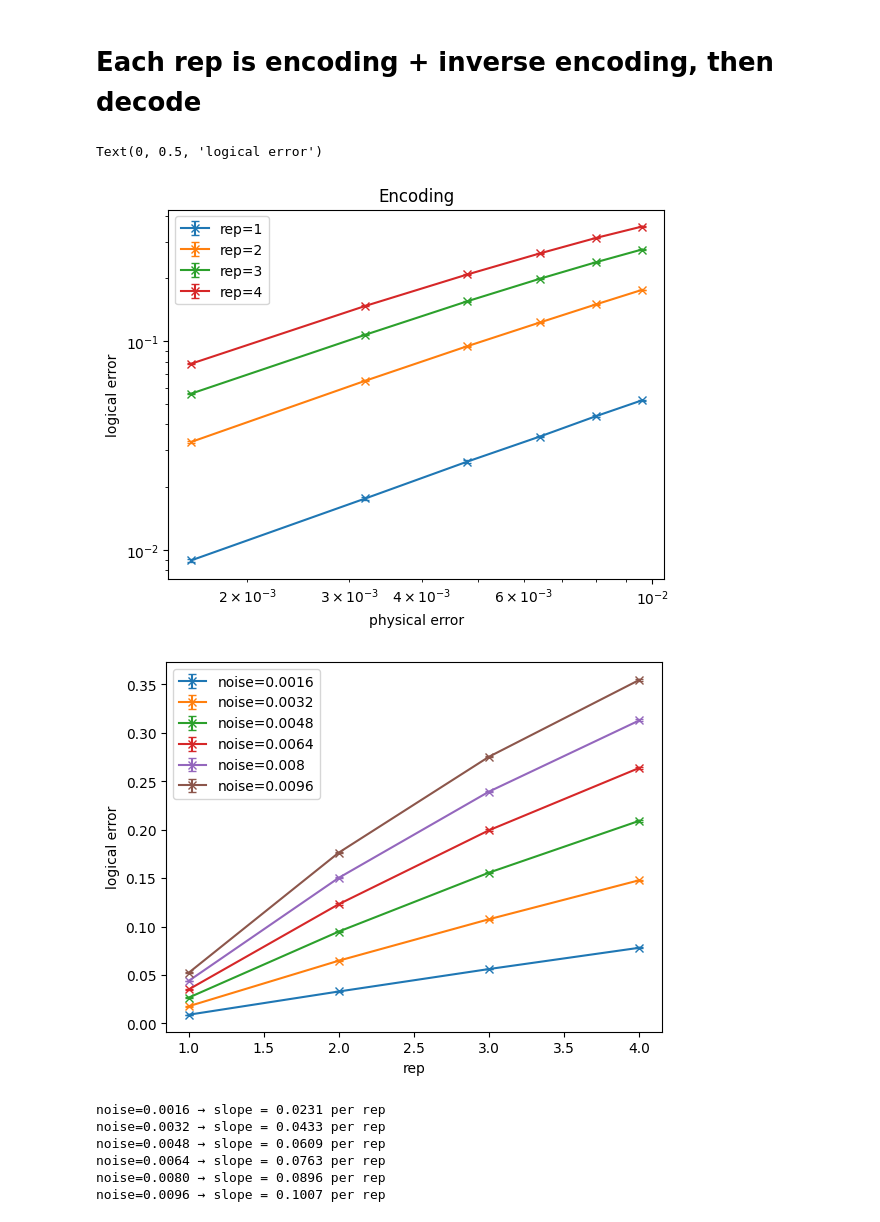
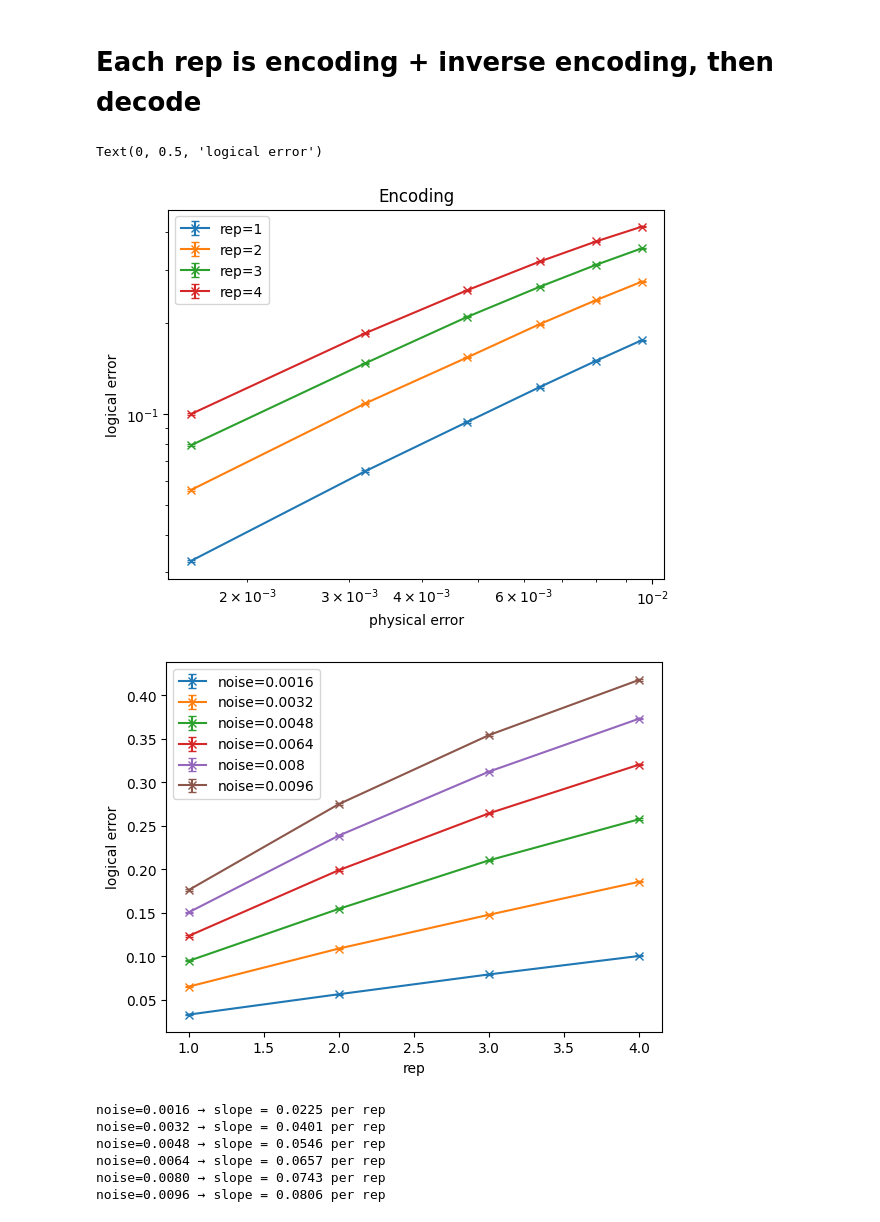
Before and after one commit to Sal7ySalt/Smallest-MSD-Protocol, a Jupyter notebook: Steane/logical_error_rate_encoding.ipynb, the cells around one changed output. Cells and saved outputs as stored; diff of their text form; code cells hidden in the pictures.

```diff
--- a/Steane/logical_error_rate_encoding.ipynb
+++ b/Steane/logical_error_rate_encoding.ipynb
@@ -351,41 +351,41 @@ for rep in range(1, 5):
         c = ClassicalRegister(7, "c")
         qc.add_register(c)
 
-        for i in range(1, rep):
+        for i in range(rep):
             encoding(qc, 0)
             inverse_encoding(qc, 0)
         qc.measure([0, 1, 2, 3, 4, 5, 6], c)
         #################################################################################
         backend = AerSimulator(noise_model=noise_model)
         transpiled = transpile(qc, backend, optimization_level=0)
         job = backend.run(transpiled, shots=1_000_000, memory=True)
         result = job.result()
         memory = result.get_memory()
         #################################################################################
         err_rate, u = decoder(memory)
         logical_error_rates.append(err_rate)
         unc.append(u)
 
     plt.errorbar(
         two_qubit_noise,
         logical_error_rates,
         yerr=unc,
         fmt='-x',
         label=f'rep={rep}',
         capsize=3  # little horizontal caps on the error bars
     )
     all_error.append(logical_error_rates)
     all_unc.append(unc)
 
 plt.title('Encoding')
 plt.xscale('log')
 plt.yscale('log')
 plt.legend()
 plt.xlabel('physical error')
 plt.ylabel('logical error')
 # %% [output]
 Text(0, 0.5, 'logical error')
-[figure, old version]
+[figure, new version]
 # %%
 # all_error.shape == (num_reps, num_noises)
 # uncertainties.shape == (num_reps, num_noises)
@@ -410,7 +410,7 @@ plt.xlabel('rep')
 plt.ylabel('logical error')
 plt.show()
 # %% [output]
-[figure, old version]
+[figure, new version]
 # %%
 x = np.array(list(range(1, 5)))
 slopes = []
@@ -421,9 +421,9 @@ for k, noise in enumerate(two_qubit_noise):
     slopes.append(m)
     print(f"noise={noise:0.4f} → slope = {m:.4f} per rep")
 # %% [output]
-noise=0.0016 → slope = 0.0231 per rep
-noise=0.0032 → slope = 0.0433 per rep
-noise=0.0048 → slope = 0.0609 per rep
-noise=0.0064 → slope = 0.0763 per rep
-noise=0.0080 → slope = 0.0896 per rep
-noise=0.0096 → slope = 0.1007 per rep
+noise=0.0016 → slope = 0.0225 per rep
+noise=0.0032 → slope = 0.0401 per rep
+noise=0.0048 → slope = 0.0546 per rep
+noise=0.0064 → slope = 0.0657 per rep
+noise=0.0080 → slope = 0.0743 per rep
+noise=0.0096 → slope = 0.0806 per rep
```
Also changed, not shown: 5 other files.
